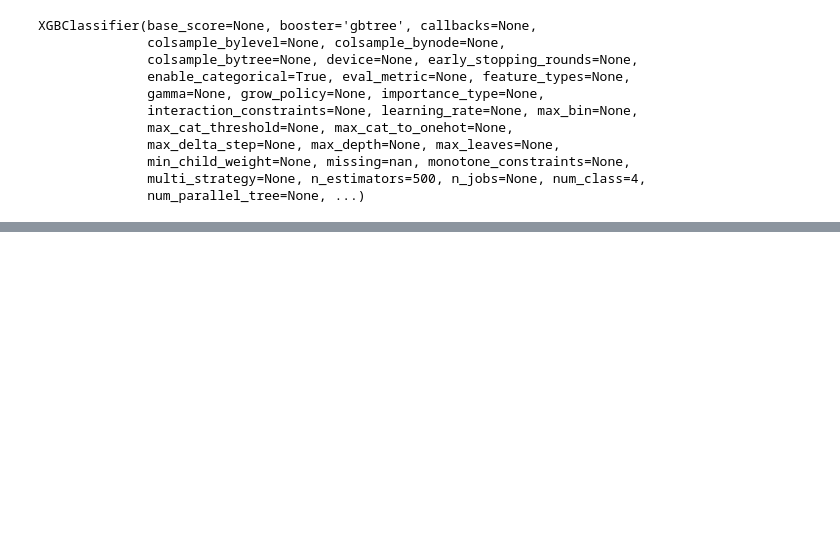
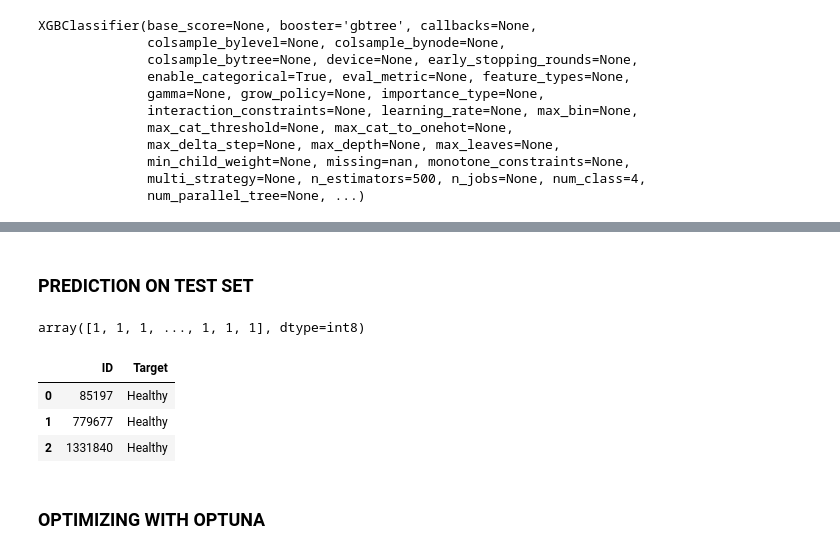
Before and after one commit to AduragbemiOyinlola/TCHC, a Jupyter notebook: tchc.ipynb, the cells around one changed output, grey strips where cells are left out. Cells and saved outputs as stored; diff of their text form; code cells hidden in the pictures; blank space fills up the shorter version.

```diff
--- a/tchc.ipynb
+++ b/tchc.ipynb
@@ -425,7 +425,7 @@ for col in test_cat_cols:
 X = train.drop(['category'], axis=1)
 y = train['category']
 # %%
-X_train, X_test, y_train, y_test = train_test_split(X, y, test_size=0.3, random_state=42)
+X_train, X_test, y_train, y_test = train_test_split(X, y, test_size=0.2, random_state=42)
 # %% [markdown]
 ### **SCALING**
 # %%
@@ -539,6 +547,9 @@ f1_score(y_test, light_pred, average='weighted')
 # %%
-clf = RandomForestClassifier(n_estimators=500,
-                             class_weight='balanced',
+clf = RandomForestClassifier(n_estimators=131,
+                             max_depth=28,
+                             min_samples_split=8,
+                             min_samples_leaf=1,
+                             max_features='log2',
                              random_state=42)
 # %%
 clf.fit(X_train, y_train)
@@ -553,0 +565,24 @@ f1_score(y_test, clf_pred, average='weighted')
+# %% [markdown]
+### **PREDICTION ON TEST SET**
+# %%
+test_pred = clf.predict(test)
+test_pred
+# %% [output]
+array([1, 1, 1, ..., 1, 1, 1], dtype=int8)
+# %%
+submission = pd.DataFrame(
+    {
+        'ID': test.index,
+        'Target': test_pred
+    }
+)
+# %%
+category_map = {0: 'Diseased', 1: 'Healthy', 2: 'Pests', 3: 'Stressed'}
+
+submission['Target'] = submission['Target'].map(category_map)
+submission.head(3)
+# %% [output]
+|  | ID | Target |
+| 0 | 85197 | Healthy |
+| 1 | 779677 | Healthy |
+| 2 | 1331840 | Healthy |
@@ -553,0 +591,2 @@ f1_score(y_test, clf_pred, average='weighted')
+# %% [markdown]
+### **OPTIMIZING WITH OPTUNA**
```
Also changed, not shown: parts of 28 cells of this notebook.
